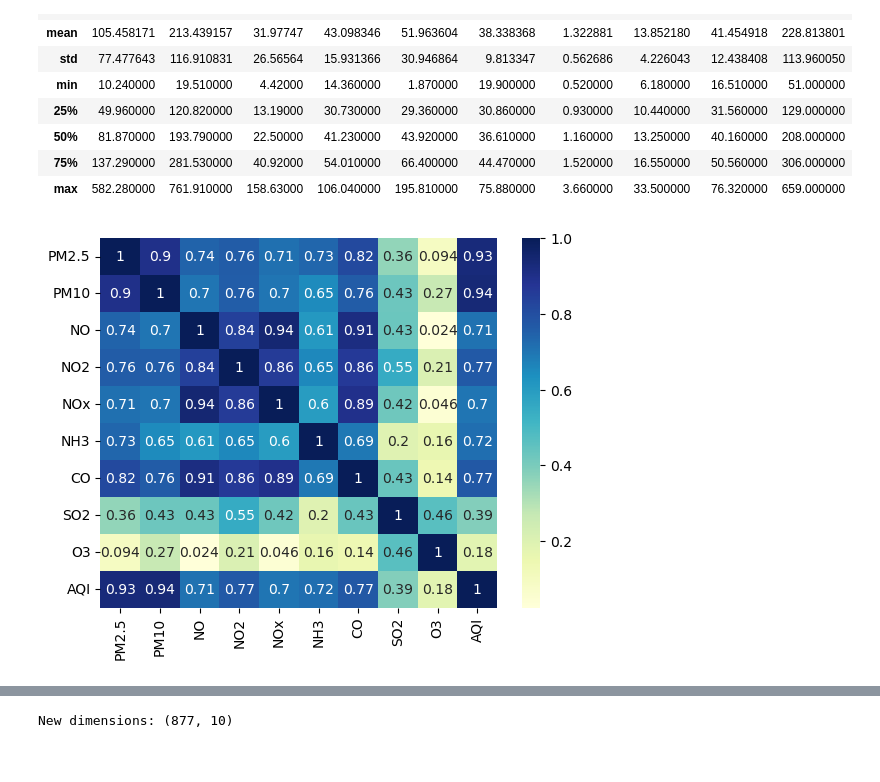
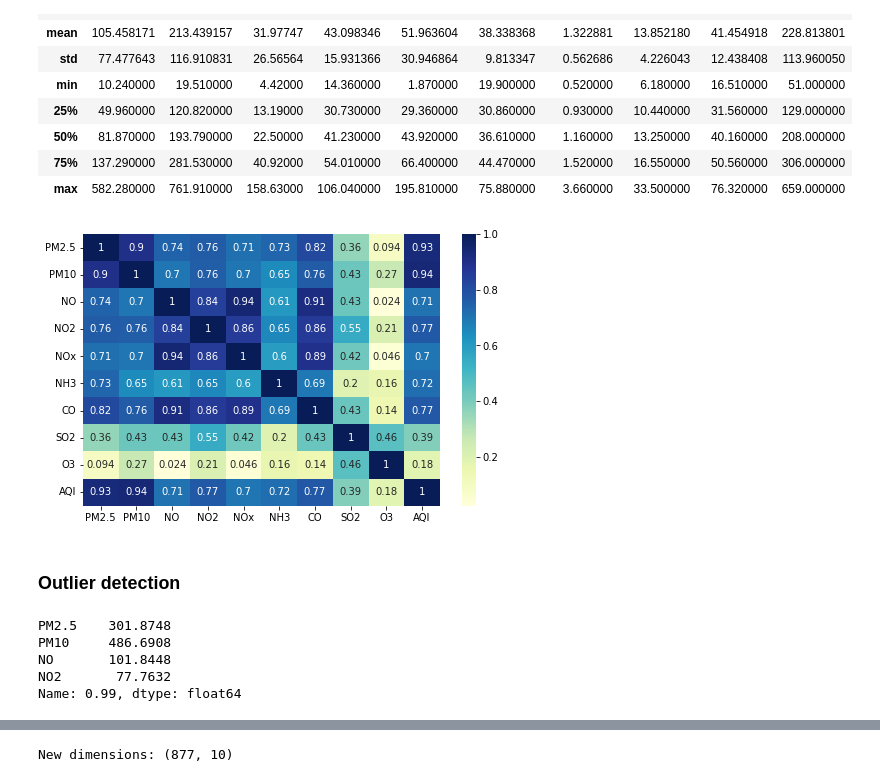
Before and after one commit to akshitasemwal/AQI, a Jupyter notebook: AQI using regression techniques.ipynb, the cells around one changed output, grey strips where cells are left out. Cells and saved outputs as stored; diff of their text form; code cells hidden in the pictures.

```diff
--- a/AQI using regression techniques.ipynb
+++ b/AQI using regression techniques.ipynb
@@ -16,4 +10,4 @@ from sklearn.preprocessing import StandardScaler
 # %%
-df=pd.read_csv(r"C:\Users\akshita\Downloads\DelhiAQI.csv")
+aqi_data = pd.read_csv(r"DelhiAQI.csv")
 df.head()
 # %% [output]
@@ -26,8 +20,6 @@ df.head()
 # %%
-df= df.drop(['City','Date'], axis=1)
-df.info()
-
-df.isna().sum()
+aqi_data = aqi_data.drop(['City','Date'], axis=1)
+aqi_data.info()
 # %% [output]
 <class 'pandas.core.frame.DataFrame'>
 RangeIndex: 913 entries, 0 to 912
@@ -74,4 +67,16 @@ df.describe()
 # %%
-dataplot=sb.heatmap(df.corr(),annot=True, cmap='YlGnBu')
+fig, axs = plt.subplots(figsize = (8, 5))
+dataplot=sns.heatmap(aqi_data.corr(),annot=True, cmap='YlGnBu')
+plt.show()
 # %% [output]
-[figure, old version]
+[figure, new version]
+# %% [markdown]
+### Outlier detection
+# %%
+aqi_data[['PM2.5','PM10','NO', 'NO2']].quantile(0.99)
+# %% [output]
+PM2.5    301.8748
+PM10     486.6908
+NO       101.8448
+NO2       77.7632
+Name: 0.99, dtype: float64
```
Also changed, not shown: parts of 26 cells of this notebook.
